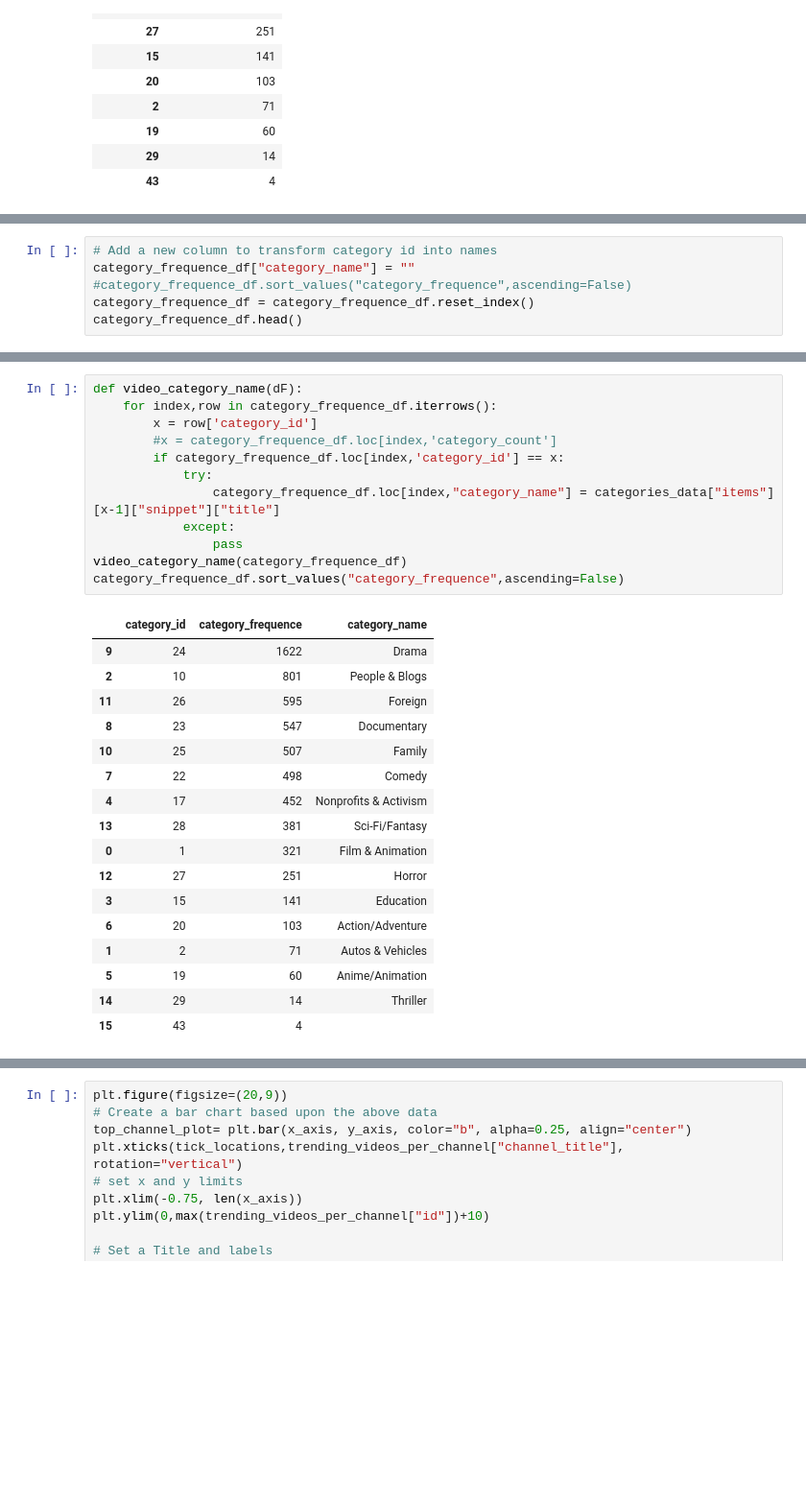
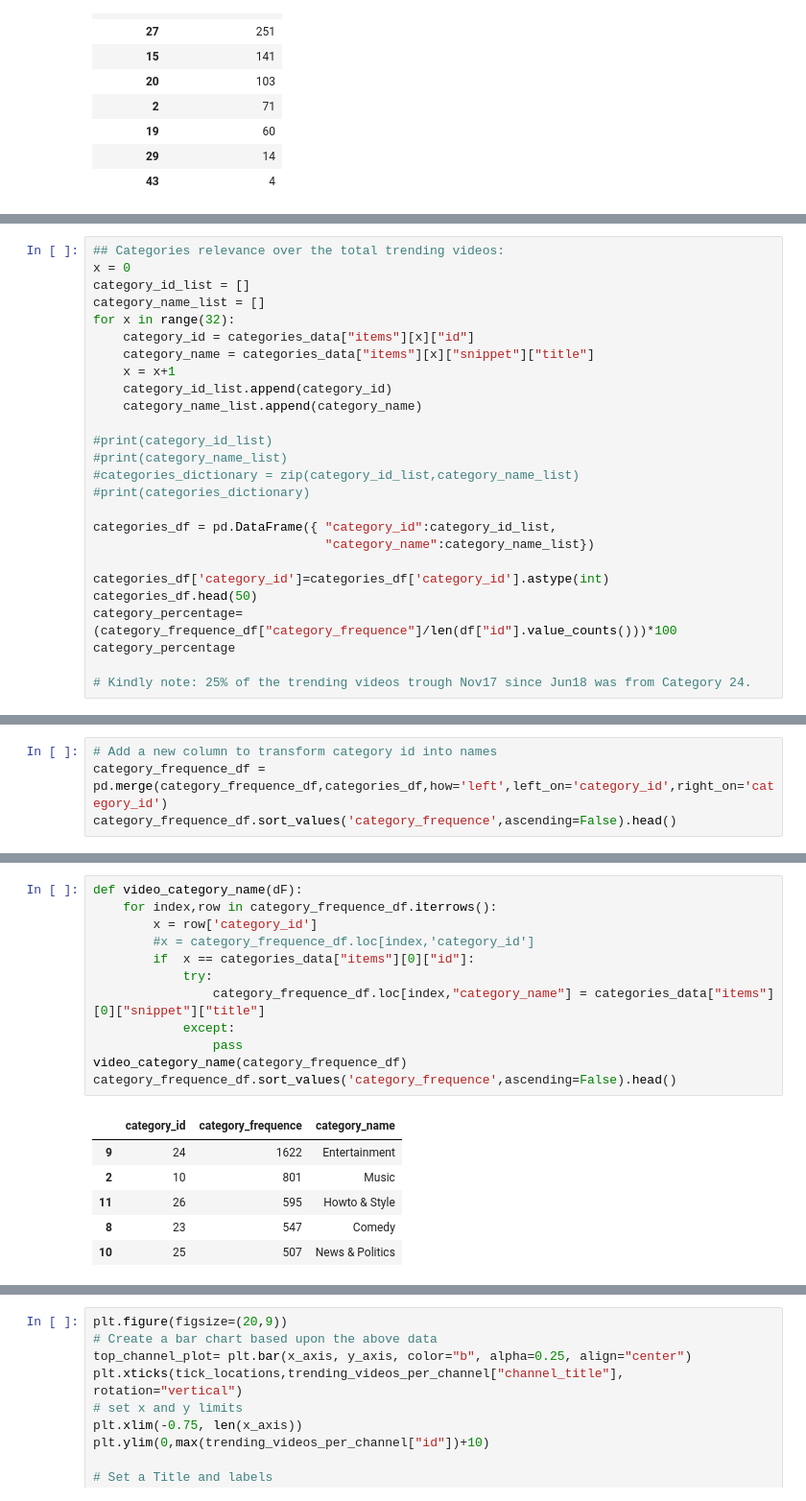
Before and after one commit to CaroMuizzi/Success-on-YouTube-Channels, a Jupyter notebook: Trending_videos.ipynb, the cells around one changed output, grey strips where cells are left out. Shown: that part at 96% size. Drawn from its saved outputs; the diff is of its cells as text; blank space fills up the shorter version.

```diff
--- a/Trending_videos.ipynb
+++ b/Trending_videos.ipynb
@@ -225,0 +152,26 @@ Name: category_frequence, dtype: float64
+# %%
+## Categories relevance over the total trending videos:
+x = 0
+category_id_list = []
+category_name_list = []
+for x in range(32):
+    category_id = categories_data["items"][x]["id"]
+    category_name = categories_data["items"][x]["snippet"]["title"]
+    x = x+1
+    category_id_list.append(category_id)
+    category_name_list.append(category_name)
+
+#print(category_id_list)
+#print(category_name_list)
+#categories_dictionary = zip(category_id_list,category_name_list)
+#print(categories_dictionary)
+
+categories_df = pd.DataFrame({ "category_id":category_id_list,
+                               "category_name":category_name_list})
+
+categories_df['category_id']=categories_df['category_id'].astype(int)
+categories_df.head(50)
+category_percentage= (category_frequence_df["category_frequence"]/len(df["id"].value_counts()))*100
+category_percentage
+
+# Kindly note: 25% of the trending videos trough Nov17 since Jun18 was from Category 24.
@@ -234,8 +205,6 @@ with open(filepath) as jsonfile:
 # %%
 # Add a new column to transform category id into names
-category_frequence_df["category_name"] = ""
-#category_frequence_df.sort_values("category_frequence",ascending=False)
-category_frequence_df = category_frequence_df.reset_index()
-category_frequence_df.head()
+category_frequence_df = pd.merge(category_frequence_df,categories_df,how='left',left_on='category_id',right_on='category_id')
+category_frequence_df.sort_values('category_frequence',ascending=False).head()
 # %% [output]
 |  | category_id | category_frequence | category_name |
@@ -247,30 +216,19 @@ category_frequence_df.head()
 # %%
 def video_category_name(dF):
     for index,row in category_frequence_df.iterrows():
         x = row['category_id']
-        #x = category_frequence_df.loc[index,'category_count']
-        if category_frequence_df.loc[index,'category_id'] == x:
+        #x = category_frequence_df.loc[index,'category_id']
+        if  x == categories_data["items"][0]["id"]:
             try:
-                category_frequence_df.loc[index,"category_name"] = categories_data["items"][x-1]["snippet"]["title"]
+                category_frequence_df.loc[index,"category_name"] = categories_data["items"][0]["snippet"]["title"]
             except:
                 pass
 video_category_name(category_frequence_df)
-category_frequence_df.sort_values("category_frequence",ascending=False)
+category_frequence_df.sort_values('category_frequence',ascending=False).head()
 # %% [output]
 |  | category_id | category_frequence | category_name |
-| 9 | 24 | 1622 | Drama |
-| 2 | 10 | 801 | People & Blogs |
-| 11 | 26 | 595 | Foreign |
-| 8 | 23 | 547 | Documentary |
-| 10 | 25 | 507 | Family |
-| 7 | 22 | 498 | Comedy |
-| 4 | 17 | 452 | Nonprofits & Activism |
-| 13 | 28 | 381 | Sci-Fi/Fantasy |
-| 0 | 1 | 321 | Film & Animation |
-| 12 | 27 | 251 | Horror |
-| 3 | 15 | 141 | Education |
-| 6 | 20 | 103 | Action/Adventure |
-| 1 | 2 | 71 | Autos & Vehicles |
-| 5 | 19 | 60 | Anime/Animation |
-| 14 | 29 | 14 | Thriller |
-| 15 | 43 | 4 |  |
+| 9 | 24 | 1622 | Entertainment |
+| 2 | 10 | 801 | Music |
+| 11 | 26 | 595 | Howto & Style |
+| 8 | 23 | 547 | Comedy |
+| 10 | 25 | 507 | News & Politics |
```
Also changed, not shown: parts of 45 cells of this notebook, 18 other files.
